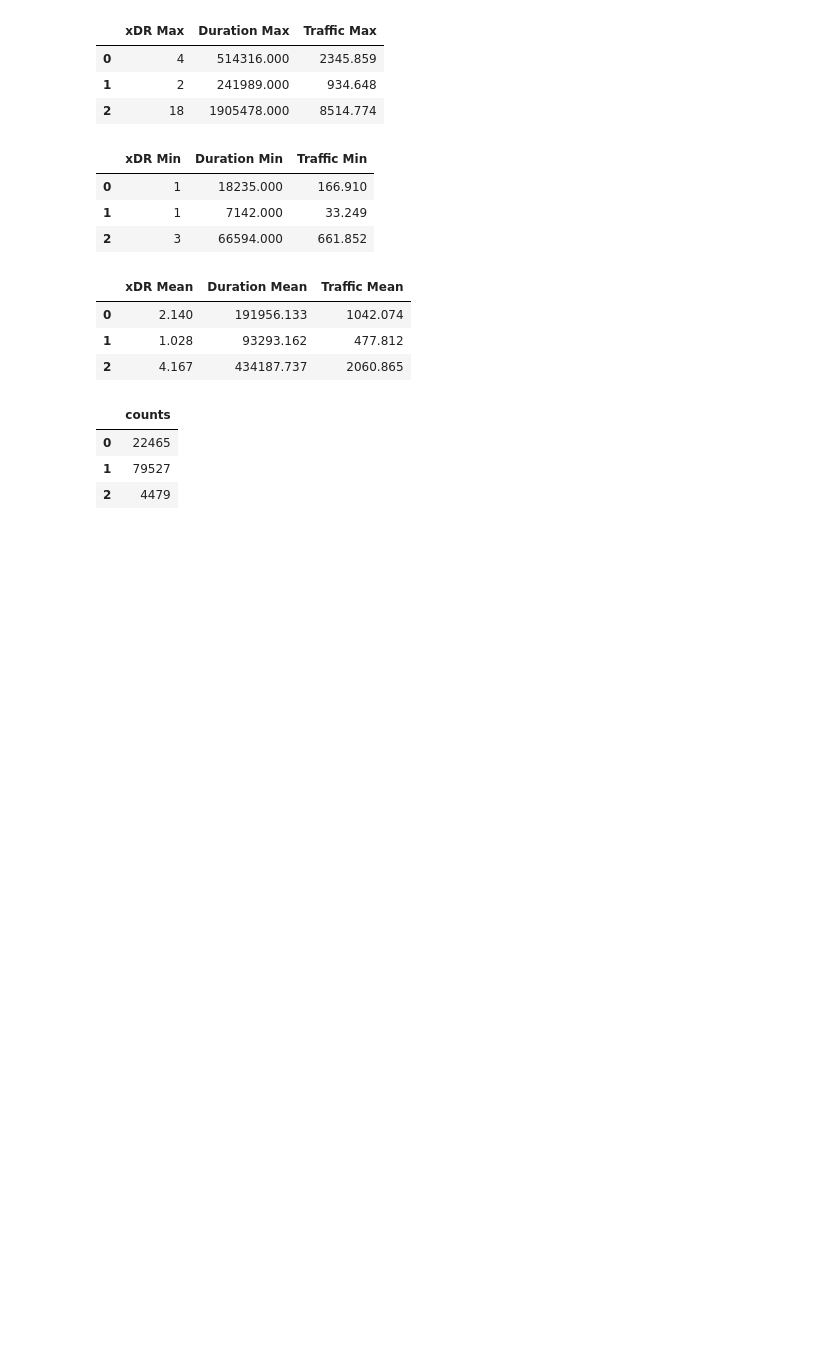
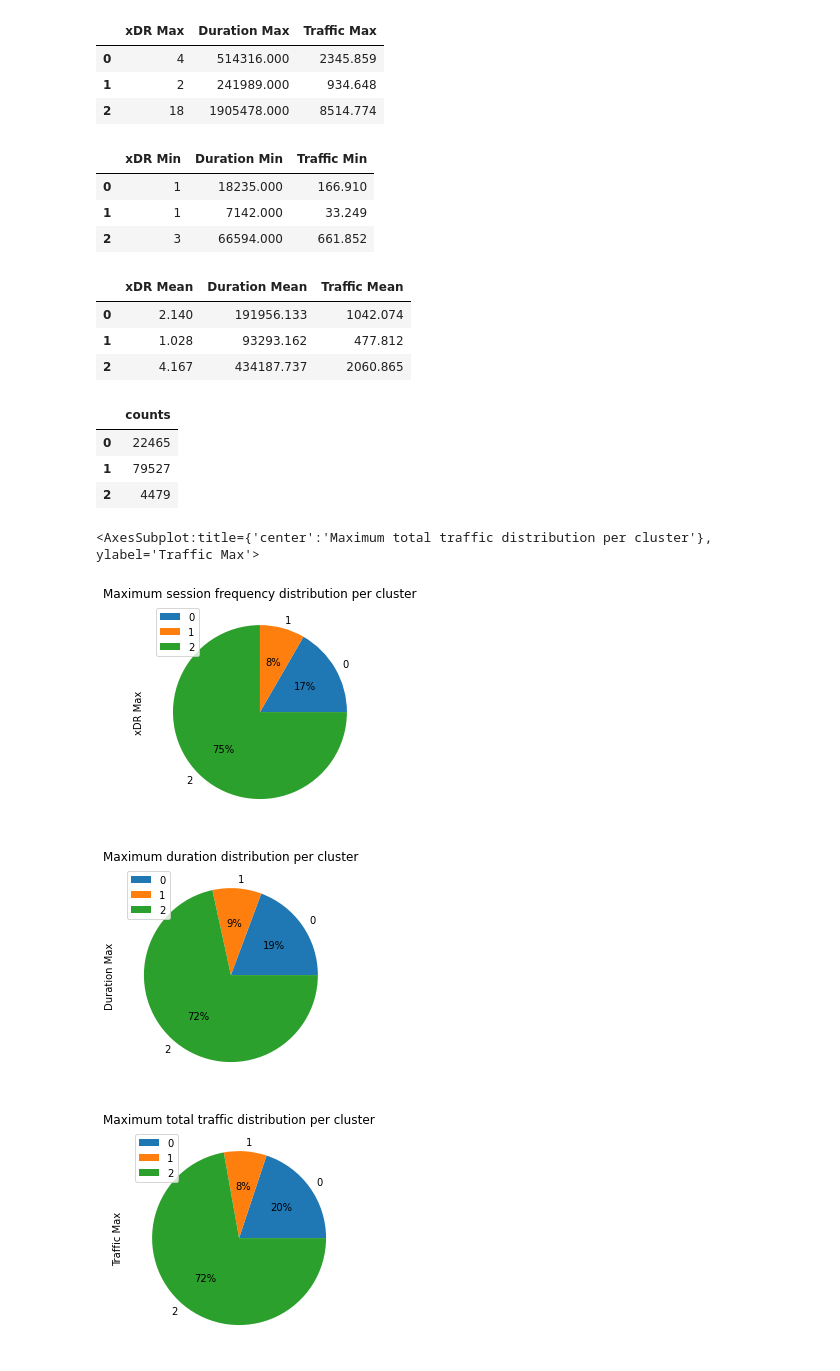
Before and after one commit to Micky373/Telecom_user_analytics, a Jupyter notebook: notebooks/user_engagement_analysis.ipynb, the cells around one changed output. Cells and saved outputs as stored; diff of their text form; code cells hidden in the pictures; blank space fills up the shorter version.

Commit message:
Visualize max values per cluster

```diff
--- a/notebooks/user_engagement_analysis.ipynb
+++ b/notebooks/user_engagement_analysis.ipynb
@@ -234,3 +234,14 @@ cluster_count_dataframe
 | 0 | 22465 |
 | 1 | 79527 |
 | 2 | 4479 |
+# %%
+# Create a max_values pie chart per cluster
+
+cluster_max_dataframe.plot(kind='pie',y='xDR Max',autopct='%1.0f%%',title='Maximum session frequency distribution per cluster')
+cluster_max_dataframe.plot(kind='pie',y='Duration Max',autopct='%1.0f%%',title='Maximum duration distribution per cluster')
+cluster_max_dataframe.plot(kind='pie',y='Traffic Max',autopct='%1.0f%%',title='Maximum total traffic distribution per cluster')
+# %% [output]
+<AxesSubplot:title={'center':'Maximum total traffic distribution per cluster'}, ylabel='Traffic Max'>
+[figure, added]
+[figure, added]
+[figure, added]
```
